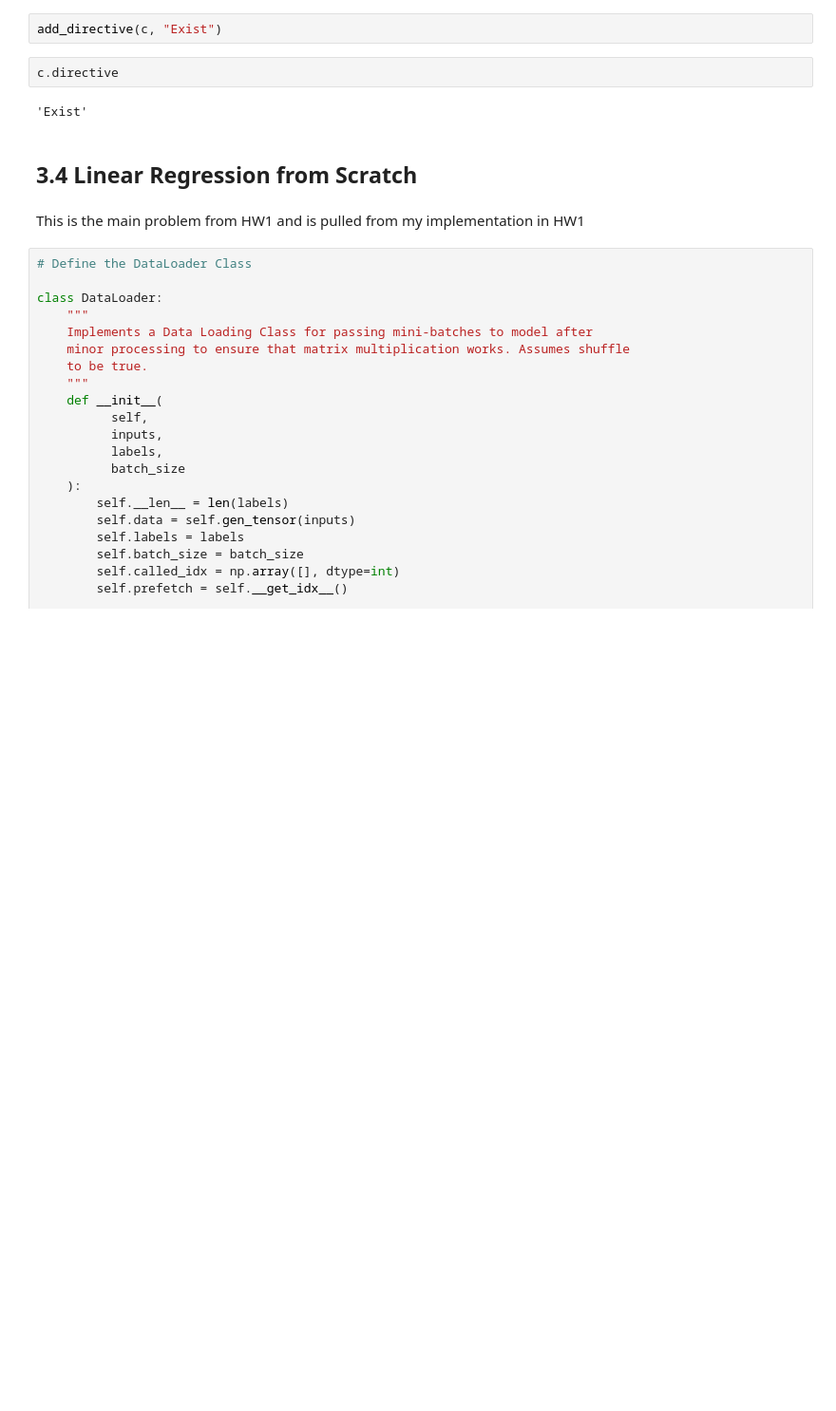
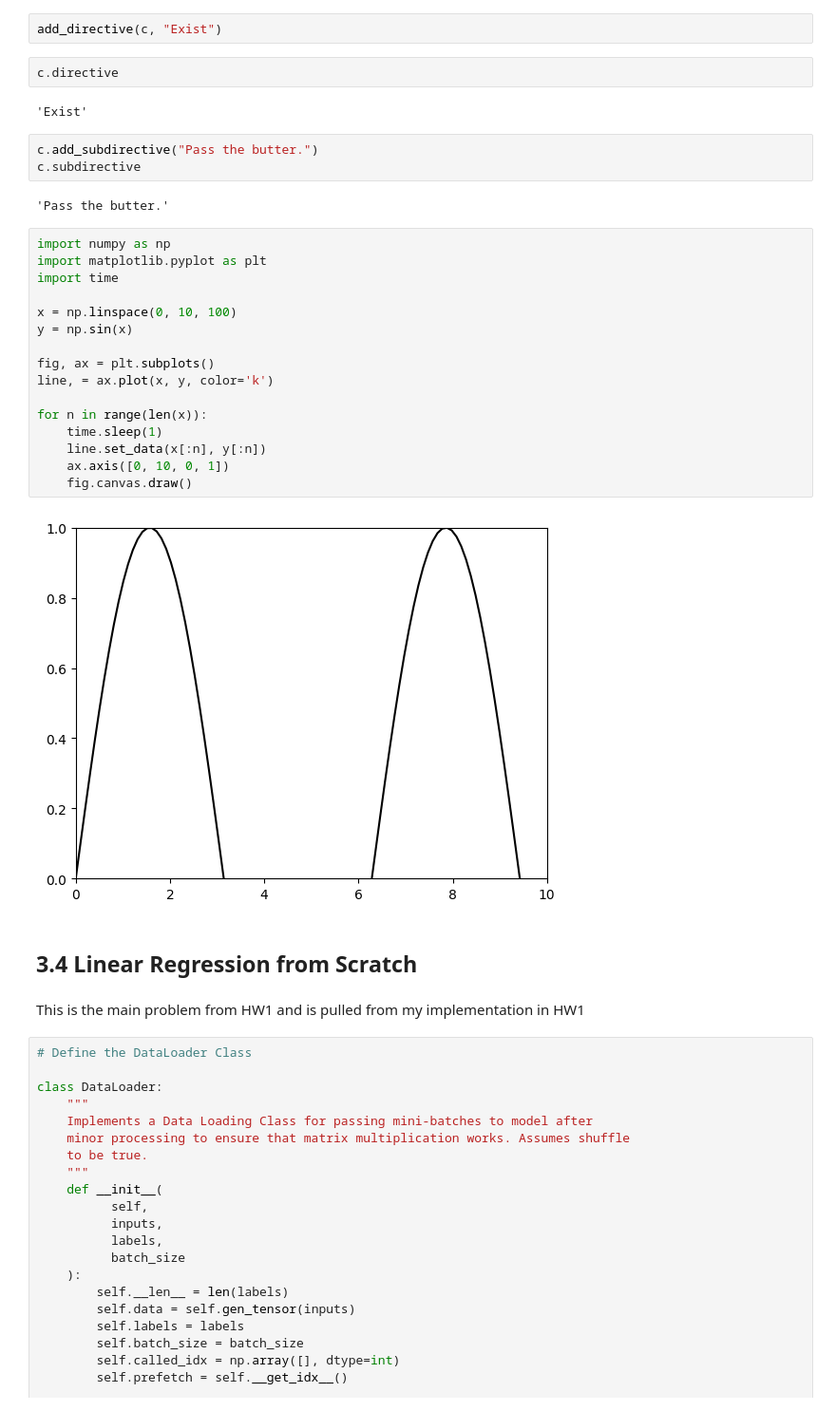
Before and after one commit to dhuvik/COMP664-Deep-Learning, a Jupyter notebook: Chapter 03 - Linear Neural Networks for Regression.ipynb, the cells around one changed output. Shown at 95% size. Drawn from its saved outputs; the diff is of its cells as text; blank space fills up the shorter version.

```diff
--- a/Chapter 03 - Linear Neural Networks for Regression.ipynb
+++ b/Chapter 03 - Linear Neural Networks for Regression.ipynb
@@ -56,6 +90,29 @@ add_directive(c, "Exist")
 c.directive
 # %% [output]
 'Exist'
+# %%
+c.add_subdirective("Pass the butter.")
+c.subdirective
+# %% [output]
+'Pass the butter.'
+# %%
+import numpy as np
+import matplotlib.pyplot as plt
+import time
+
+x = np.linspace(0, 10, 100)
+y = np.sin(x)
+
+fig, ax = plt.subplots()
+line, = ax.plot(x, y, color='k')
+
+for n in range(len(x)):
+    time.sleep(1)
+    line.set_data(x[:n], y[:n])
+    ax.axis([0, 10, 0, 1])
+    fig.canvas.draw()
+# %% [output]
+[figure, added]
 # %% [markdown]
 ## 3.4 Linear Regression from Scratch
 # %% [markdown]
```
Also changed, not shown: parts of 3 cells of this notebook.
